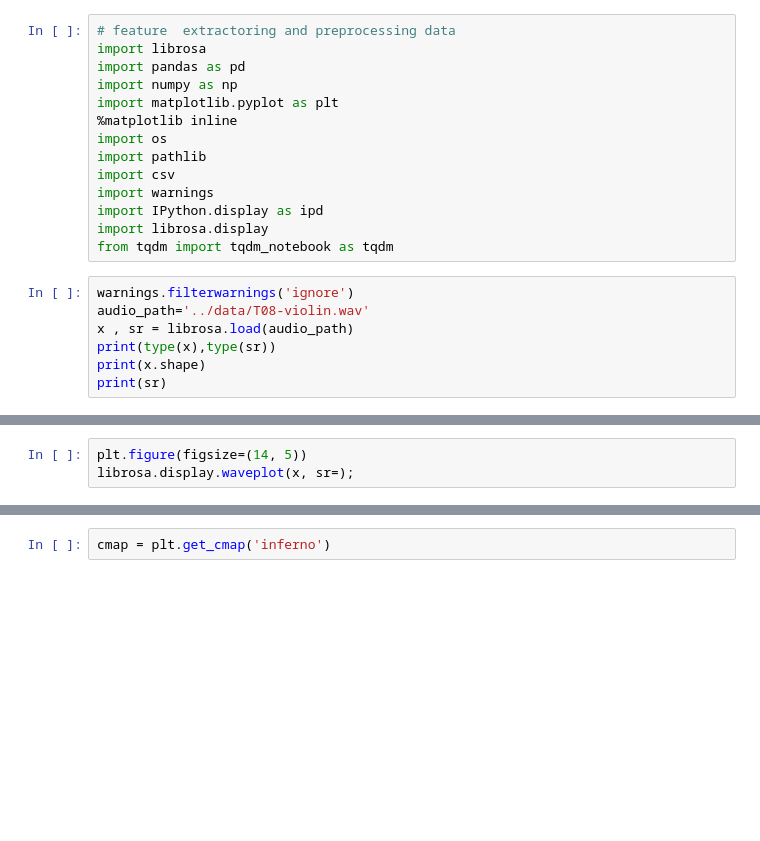
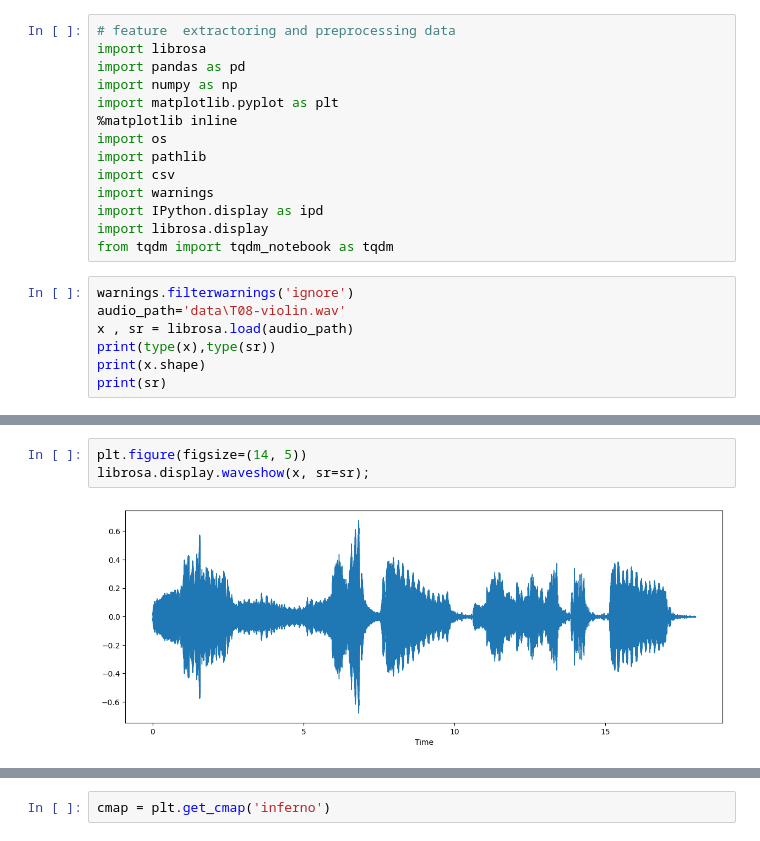
Before and after one commit to Rmejia39/PROGRAMACIOON-lll, a Jupyter notebook: createDataset.ipynb, the cells around one changed output, grey strips where cells are left out. Cells and saved outputs as stored; diff of their text form; blank space fills up the shorter version.

```diff
--- a/createDataset.ipynb
+++ b/createDataset.ipynb
@@ -14,7 +14,7 @@ import librosa.display
 from tqdm import tqdm_notebook as tqdm
 # %%
 warnings.filterwarnings('ignore')
-audio_path='../data/T08-violin.wav'
+audio_path='data\T08-violin.wav'
 x , sr = librosa.load(audio_path)
 print(type(x),type(sr))
 print(x.shape)
@@ -28,6 +30,8 @@ ValueError: rate must be specified when data is a numpy array or list of audio s
 # %%
 plt.figure(figsize=(14, 5))
-librosa.display.waveplot(x, sr=);
+librosa.display.waveshow(x, sr=sr);
+# %% [output]
+[figure, added]
 # %%
 x = librosa.stft(x)
 xdb = librosa.amplitude_to_db(abs(x))
```
Also changed, not shown: parts of 5 cells of this notebook, 14 other files.
